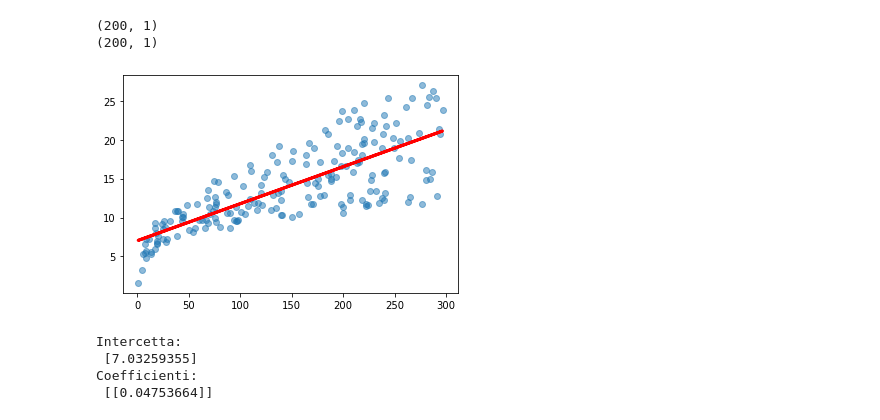
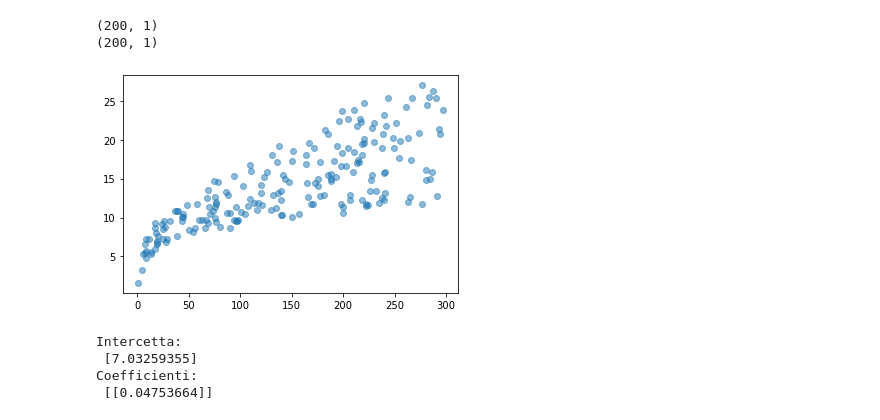
Before and after one commit to fedeghigo/Machine_Learning_modelling, a Jupyter notebook: Lessons/030-regression.ipynb, the cells around one changed output. Saved outputs shown, nothing was run; the diff lists cells and outputs as text; code cells hidden in the pictures.

```diff
--- a/Lessons/030-regression.ipynb
+++ b/Lessons/030-regression.ipynb
@@ -58,10 +58,10 @@ y_pred = regr.predict(X)
 # %%
 # Grafichiamo i dati originali e l'ipotesi lineare
 plt.scatter(X, y, alpha=0.5)
-plt.plot(X, y_pred, color='red', linewidth=3)
+#plt.plot(X, y_pred, color='red', linewidth=3)
 plt.show()
 # %% [output]
-[figure, old version]
+[figure, new version]
 # %%
 # Stampiamo l'intercetta e il coefficiente della regressione
 print('Intercetta: \n', regr.intercept_, '\nCoefficienti: \n', regr.coef_)
```
Also changed, not shown: parts of 8 cells of this notebook.
